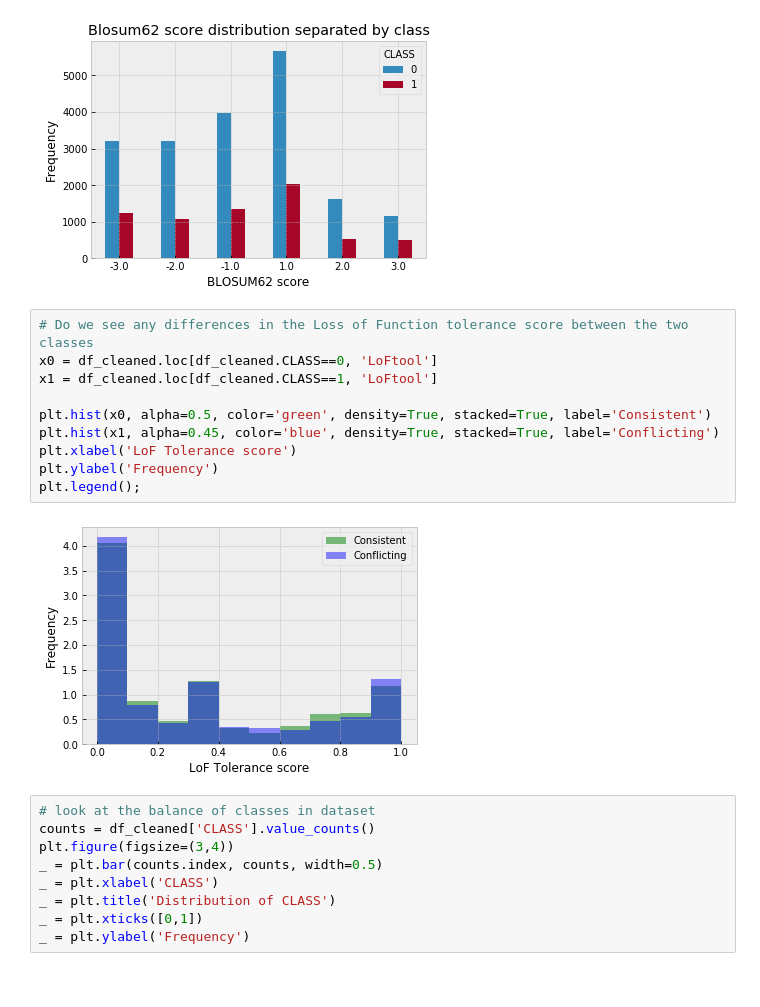
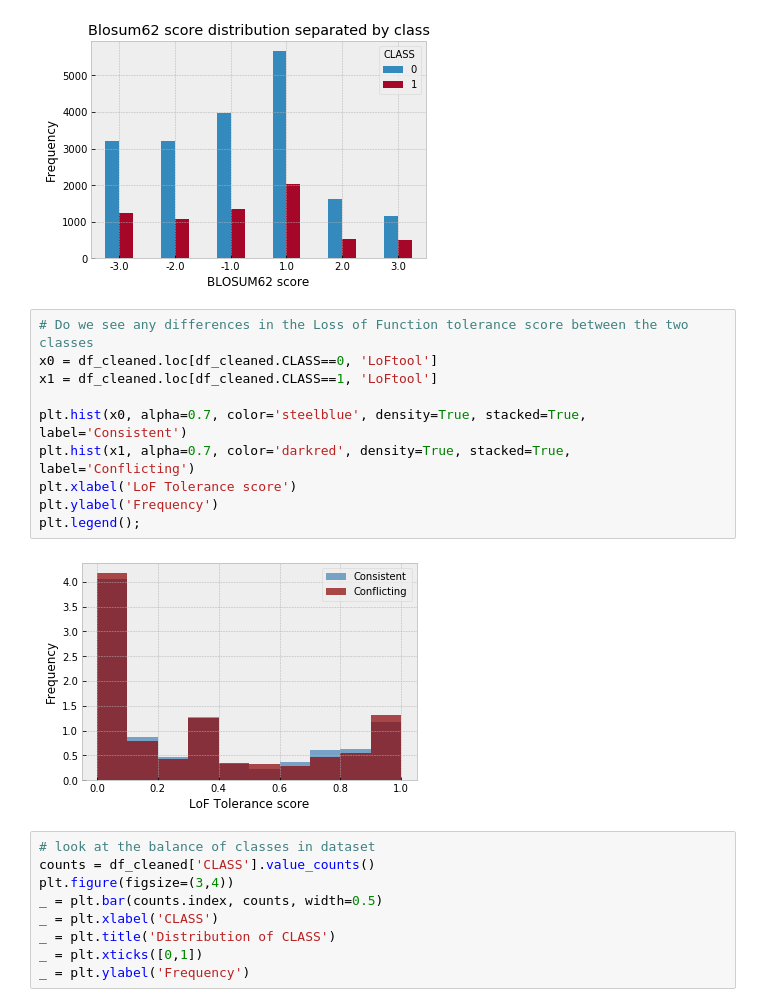
Before and after one commit to gksullan/Springboard_Capstone_1, a Jupyter notebook: exploratory_data_analysis.ipynb, the cells around one changed output. Drawn from its saved outputs; the diff is of its cells as text.

```diff
--- a/exploratory_data_analysis.ipynb
+++ b/exploratory_data_analysis.ipynb
@@ -245,15 +245,15 @@ _ = plt.title('Blosum62 score distribution separated by class')
 # %%
 # Do we see any differences in the Loss of Function tolerance score between the two classes
 x0 = df_cleaned.loc[df_cleaned.CLASS==0, 'LoFtool']
 x1 = df_cleaned.loc[df_cleaned.CLASS==1, 'LoFtool']
 
-plt.hist(x0, alpha=0.5, color='green', density=True, stacked=True, label='Consistent')
-plt.hist(x1, alpha=0.45, color='blue', density=True, stacked=True, label='Conflicting')
+plt.hist(x0, alpha=0.7, color='steelblue', density=True, stacked=True, label='Consistent')
+plt.hist(x1, alpha=0.7, color='darkred', density=True, stacked=True, label='Conflicting')
 plt.xlabel('LoF Tolerance score')
 plt.ylabel('Frequency')
 plt.legend();
 # %% [output]
-[figure, old version]
+[figure, new version]
 # %%
 # look at the balance of classes in dataset
 counts = df_cleaned['CLASS'].value_counts()
```
Also changed, not shown: parts of 2 cells of this notebook, 4 other files.
